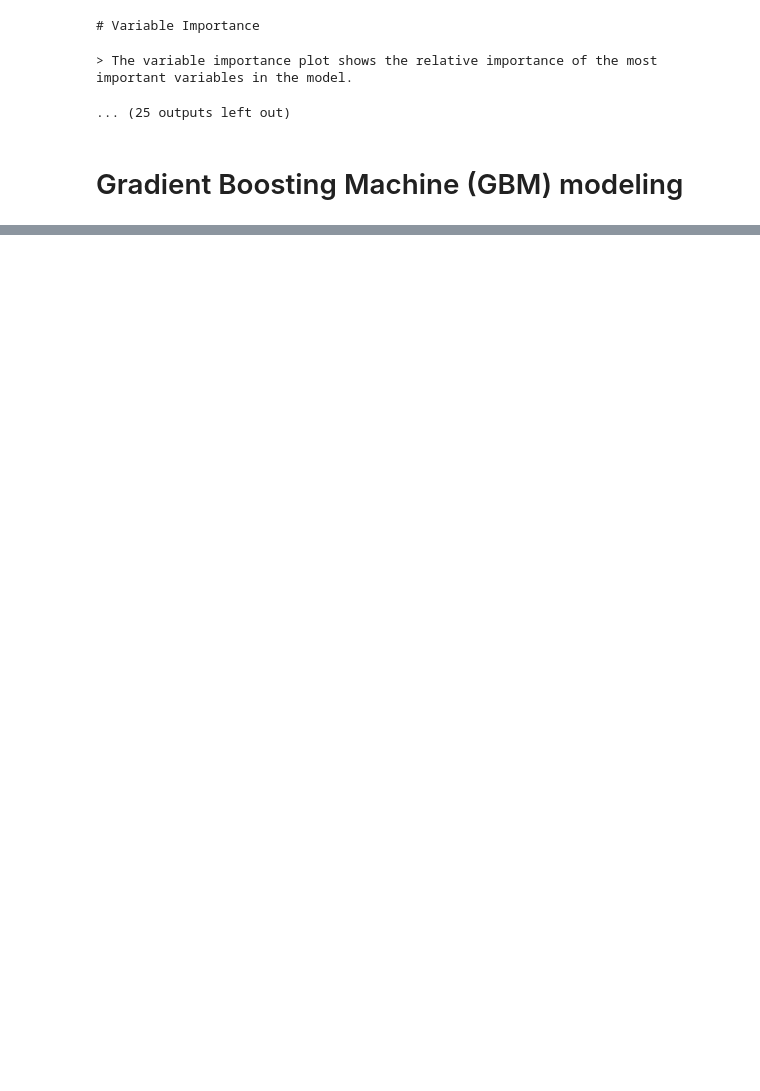
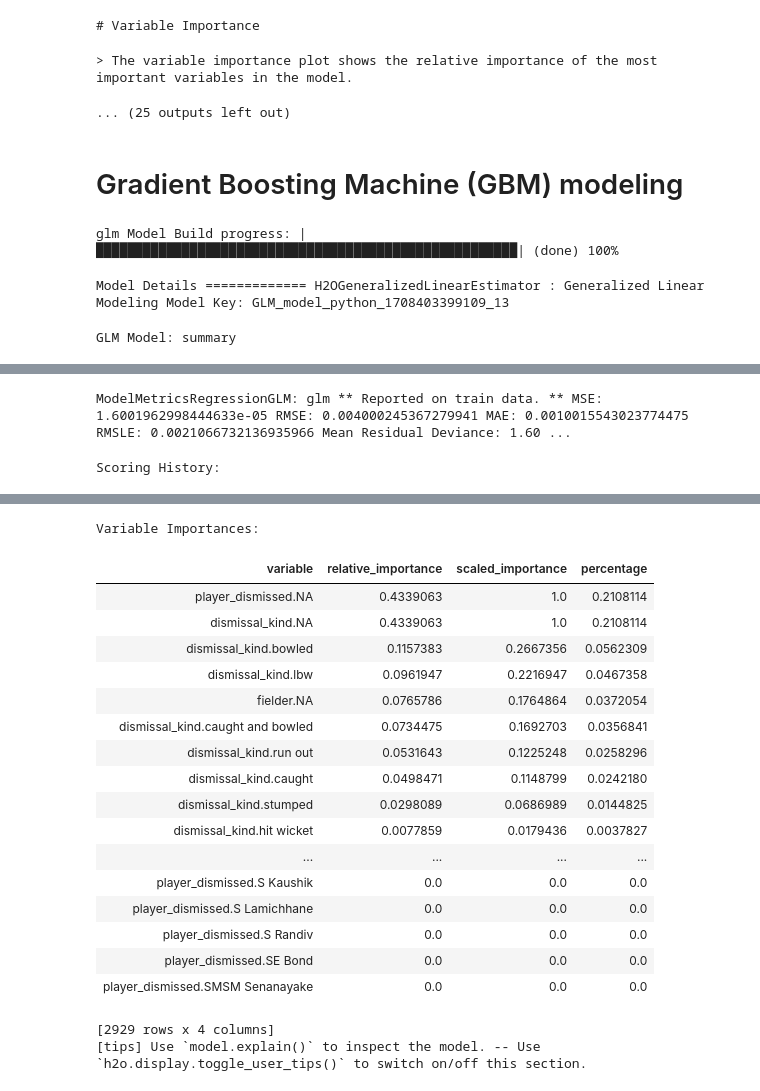
Before and after one commit to shreyas-sreedhar/ipl-data-analysis, a Jupyter notebook: DSETM_Assignment_2.ipynb, the cells around one changed output, grey strips where cells are left out. Cells and saved outputs as stored; diff of their text form; code cells hidden in the pictures; blank space fills up the shorter version.

```diff
--- a/DSETM_Assignment_2.ipynb
+++ b/DSETM_Assignment_2.ipynb
@@ -490,4 +522,8 @@ from h2o.estimators.glm import H2OGeneralizedLinearEstimator
 house_glm = H2OGeneralizedLinearEstimator(family = 'gaussian', lambda_ = 0, compute_p_values = True)
 house_glm_regularization = H2OGeneralizedLinearEstimator(family = 'gaussian', lambda_ = .001, alpha = 0)
 # %%
-house_glm_regularization.train(x = X1, y = y1_numeric, training_frame = df_train)
+house_glm_regularization.train(x=predictor_cols, y=response_col, training_frame=train)
+# %% [output]
+glm Model Build progress: |██████████████████████████████████████████████████████| (done) 100%
+Model Details ============= H2OGeneralizedLinearEstimator : Generalized Linear Modeling Model Key: GLM_model_python_1708403399109_13
+GLM Model: summary
@@ -493,0 +532,2 @@ house_glm_regularization.train(x = X1, y = y1_numeric, training_frame = df_train
+ModelMetricsRegressionGLM: glm ** Reported on train data. ** MSE: 1.6001962998444633e-05 RMSE: 0.004000245367279941 MAE: 0.0010015543023774475 RMSLE: 0.0021066732136935966 Mean Residual Deviance: 1.60 ...
+Scoring History:
@@ -493,0 +537,20 @@ house_glm_regularization.train(x = X1, y = y1_numeric, training_frame = df_train
+Variable Importances:
+| variable | relative_importance | scaled_importance | percentage |
+| player_dismissed.NA | 0.4339063 | 1.0 | 0.2108114 |
+| dismissal_kind.NA | 0.4339063 | 1.0 | 0.2108114 |
+| dismissal_kind.bowled | 0.1157383 | 0.2667356 | 0.0562309 |
+| dismissal_kind.lbw | 0.0961947 | 0.2216947 | 0.0467358 |
+| fielder.NA | 0.0765786 | 0.1764864 | 0.0372054 |
+| dismissal_kind.caught and bowled | 0.0734475 | 0.1692703 | 0.0356841 |
+| dismissal_kind.run out | 0.0531643 | 0.1225248 | 0.0258296 |
+| dismissal_kind.caught | 0.0498471 | 0.1148799 | 0.0242180 |
+| dismissal_kind.stumped | 0.0298089 | 0.0686989 | 0.0144825 |
+| dismissal_kind.hit wicket | 0.0077859 | 0.0179436 | 0.0037827 |
+| ... | ... | ... | ... |
+| player_dismissed.S Kaushik | 0.0 | 0.0 | 0.0 |
+| player_dismissed.S Lamichhane | 0.0 | 0.0 | 0.0 |
+| player_dismissed.S Randiv | 0.0 | 0.0 | 0.0 |
+| player_dismissed.SE Bond | 0.0 | 0.0 | 0.0 |
+| player_dismissed.SMSM Senanayake | 0.0 | 0.0 | 0.0 |
+[2929 rows x 4 columns]
+[tips] Use `model.explain()` to inspect the model. -- Use `h2o.display.toggle_user_tips()` to switch on/off this section.
```
Also changed, not shown: parts of 29 cells of this notebook.
